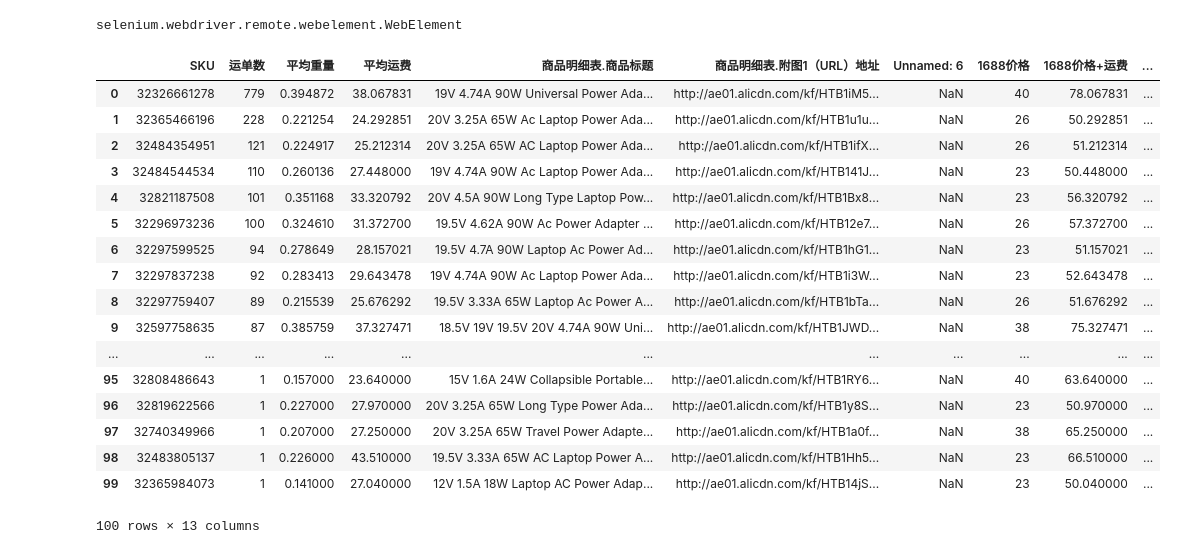
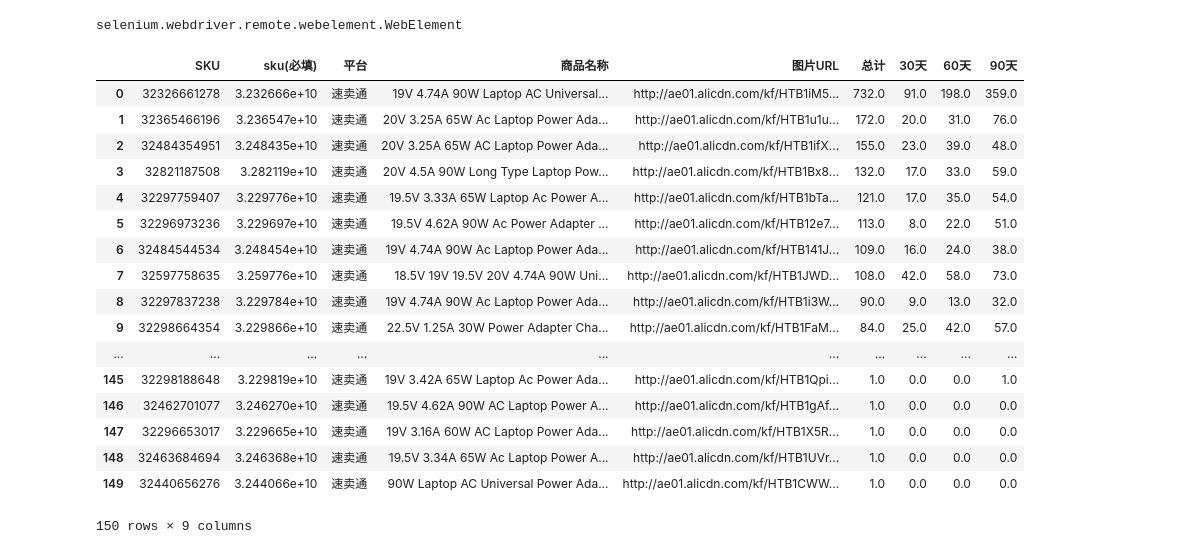
Before and after one commit to enzolife/Python-Scripts, a Jupyter notebook: Scripts/Aliexpress_Create_Product_Campaign.ipynb, the cells around one changed output. Saved outputs shown, nothing was run; the diff lists cells and outputs as text; code cells hidden in the pictures.

```diff
--- a/Scripts/Aliexpress_Create_Product_Campaign.ipynb
+++ b/Scripts/Aliexpress_Create_Product_Campaign.ipynb
@@ -86,28 +86,29 @@ browser.switch_to.default_content()
 # product_id_input_box.get_attribute('id')
 # %%
 # 商品列表
-product_list_path = "D://Program Files (x86)//百度云同步盘//Dropbox//-E·J- 2014.5.1//2016.12.15 店小秘数据分析//2017.10.24 各渠道运费明细//2017.12.12 商品平均重量及运费.xlsx"
-product_list = pd.read_excel(product_list_path, sheetname='商品平均重量及运费')
+product_list_path = "D://Program Files (x86)//百度云同步盘//Dropbox//-E·J- 2014.5.1//2016.12.15 店小秘数据分析//2016.12.15 店小秘数据分析.xlsm"
+product_list = pd.read_excel(product_list_path, sheetname='各SKU分时段销量（分平台）')
+product_list = product_list[product_list['平台'] == '速卖通']
 product_list
 # %% [output]
-|  | SKU | 运单数 | 平均重量 | 平均运费 | 商品明细表.商品标题 | 商品明细表.附图1（URL）地址 | Unnamed: 6 | 1688价格 | 1688价格+运费 | ... |
-| 0 | 32326661278 | 779 | 0.394872 | 38.067831 | 19V 4.74A 90W Universal Power Ada... | http://ae01.alicdn.com/kf/HTB1iM5... | NaN | 40 | 78.067831 | ... |
-| 1 | 32365466196 | 228 | 0.221254 | 24.292851 | 20V 3.25A 65W Ac Laptop Power Ada... | http://ae01.alicdn.com/kf/HTB1u1u... | NaN | 26 | 50.292851 | ... |
-| 2 | 32484354951 | 121 | 0.224917 | 25.212314 | 20V 3.25A 65W AC Laptop Power Ada... | http://ae01.alicdn.com/kf/HTB1ifX... | NaN | 26 | 51.212314 | ... |
-| 3 | 32484544534 | 110 | 0.260136 | 27.448000 | 19V 4.74A 90W Ac Laptop Power Ada... | http://ae01.alicdn.com/kf/HTB141J... | NaN | 23 | 50.448000 | ... |
-| 4 | 32821187508 | 101 | 0.351168 | 33.320792 | 20V 4.5A 90W Long Type Laptop Pow... | http://ae01.alicdn.com/kf/HTB1Bx8... | NaN | 23 | 56.320792 | ... |
-| 5 | 32296973236 | 100 | 0.324610 | 31.372700 | 19.5V 4.62A 90W Ac Power Adapter ... | http://ae01.alicdn.com/kf/HTB12e7... | NaN | 26 | 57.372700 | ... |
-| 6 | 32297599525 | 94 | 0.278649 | 28.157021 | 19.5V 4.7A 90W Laptop Ac Power Ad... | http://ae01.alicdn.com/kf/HTB1hG1... | NaN | 23 | 51.157021 | ... |
-| 7 | 32297837238 | 92 | 0.283413 | 29.643478 | 19V 4.74A 90W Ac Laptop Power Ada... | http://ae01.alicdn.com/kf/HTB1i3W... | NaN | 23 | 52.643478 | ... |
-| 8 | 32297759407 | 89 | 0.215539 | 25.676292 | 19.5V 3.33A 65W Laptop Ac Power A... | http://ae01.alicdn.com/kf/HTB1bTa... | NaN | 26 | 51.676292 | ... |
-| 9 | 32597758635 | 87 | 0.385759 | 37.327471 | 18.5V 19V 19.5V 20V 4.74A 90W Uni... | http://ae01.alicdn.com/kf/HTB1JWD... | NaN | 38 | 75.327471 | ... |
-| ... | ... | ... | ... | ... | ... | ... | ... | ... | ... | ... |
-| 95 | 32808486643 | 1 | 0.157000 | 23.640000 | 15V 1.6A 24W Collapsible Portable... | http://ae01.alicdn.com/kf/HTB1RY6... | NaN | 40 | 63.640000 | ... |
-| 96 | 32819622566 | 1 | 0.227000 | 27.970000 | 20V 3.25A 65W Long Type Power Ada... | http://ae01.alicdn.com/kf/HTB1y8S... | NaN | 23 | 50.970000 | ... |
-| 97 | 32740349966 | 1 | 0.207000 | 27.250000 | 20V 3.25A 65W Travel Power Adapte... | http://ae01.alicdn.com/kf/HTB1a0f... | NaN | 38 | 65.250000 | ... |
-| 98 | 32483805137 | 1 | 0.226000 | 43.510000 | 19.5V 3.33A 65W AC Laptop Power A... | http://ae01.alicdn.com/kf/HTB1Hh5... | NaN | 23 | 66.510000 | ... |
-| 99 | 32365984073 | 1 | 0.141000 | 27.040000 | 12V 1.5A 18W Laptop AC Power Adap... | http://ae01.alicdn.com/kf/HTB14jS... | NaN | 23 | 50.040000 | ... |
+|  | SKU | sku(必填) | 平台 | 商品名称 | 图片URL | 总计 | 30天 | 60天 | 90天 |
+| 0 | 32326661278 | 3.232666e+10 | 速卖通 | 19V 4.74A 90W Laptop AC Universal... | http://ae01.alicdn.com/kf/HTB1iM5... | 732.0 | 91.0 | 198.0 | 359.0 |
+| 1 | 32365466196 | 3.236547e+10 | 速卖通 | 20V 3.25A 65W Ac Laptop Power Ada... | http://ae01.alicdn.com/kf/HTB1u1u... | 172.0 | 20.0 | 31.0 | 76.0 |
+| 2 | 32484354951 | 3.248435e+10 | 速卖通 | 20V 3.25A 65W AC Laptop Power Ada... | http://ae01.alicdn.com/kf/HTB1ifX... | 155.0 | 23.0 | 39.0 | 48.0 |
+| 3 | 32821187508 | 3.282119e+10 | 速卖通 | 20V 4.5A 90W Long Type Laptop Pow... | http://ae01.alicdn.com/kf/HTB1Bx8... | 132.0 | 17.0 | 33.0 | 59.0 |
+| 4 | 32297759407 | 3.229776e+10 | 速卖通 | 19.5V 3.33A 65W Laptop Ac Power A... | http://ae01.alicdn.com/kf/HTB1bTa... | 121.0 | 17.0 | 35.0 | 54.0 |
+| 5 | 32296973236 | 3.229697e+10 | 速卖通 | 19.5V 4.62A 90W Ac Power Adapter ... | http://ae01.alicdn.com/kf/HTB12e7... | 113.0 | 8.0 | 22.0 | 51.0 |
+| 6 | 32484544534 | 3.248454e+10 | 速卖通 | 19V 4.74A 90W Ac Laptop Power Ada... | http://ae01.alicdn.com/kf/HTB141J... | 109.0 | 16.0 | 24.0 | 38.0 |
+| 7 | 32597758635 | 3.259776e+10 | 速卖通 | 18.5V 19V 19.5V 20V 4.74A 90W Uni... | http://ae01.alicdn.com/kf/HTB1JWD... | 108.0 | 42.0 | 58.0 | 73.0 |
+| 8 | 32297837238 | 3.229784e+10 | 速卖通 | 19V 4.74A 90W Ac Laptop Power Ada... | http://ae01.alicdn.com/kf/HTB1i3W... | 90.0 | 9.0 | 13.0 | 32.0 |
+| 9 | 32298664354 | 3.229866e+10 | 速卖通 | 22.5V 1.25A 30W Power Adapter Cha... | http://ae01.alicdn.com/kf/HTB1FaM... | 84.0 | 25.0 | 42.0 | 57.0 |
+| ... | ... | ... | ... | ... | ... | ... | ... | ... | ... |
+| 145 | 32298188648 | 3.229819e+10 | 速卖通 | 19V 3.42A 65W Laptop Ac Power Ada... | http://ae01.alicdn.com/kf/HTB1Qpi... | 1.0 | 0.0 | 0.0 | 1.0 |
+| 146 | 32462701077 | 3.246270e+10 | 速卖通 | 19.5V 4.62A 90W AC Laptop Power A... | http://ae01.alicdn.com/kf/HTB1gAf... | 1.0 | 0.0 | 0.0 | 0.0 |
+| 147 | 32296653017 | 3.229665e+10 | 速卖通 | 19V 3.16A 60W AC Laptop Power Ada... | http://ae01.alicdn.com/kf/HTB1X5R... | 1.0 | 0.0 | 0.0 | 0.0 |
+| 148 | 32463684694 | 3.246368e+10 | 速卖通 | 19.5V 3.34A 65W Ac Laptop Power A... | http://ae01.alicdn.com/kf/HTB1UVr... | 1.0 | 0.0 | 0.0 | 0.0 |
+| 149 | 32440656276 | 3.244066e+10 | 速卖通 | 90W Laptop AC Universal Power Ada... | http://ae01.alicdn.com/kf/HTB1CWW... | 1.0 | 0.0 | 0.0 | 0.0 |
-100 rows × 13 columns
+150 rows × 9 columns
 # %%
 # 切换回主界面
 # browser.switch_to.default_content()
```
Also changed, not shown: parts of 2 cells of this notebook, 13 other files.
